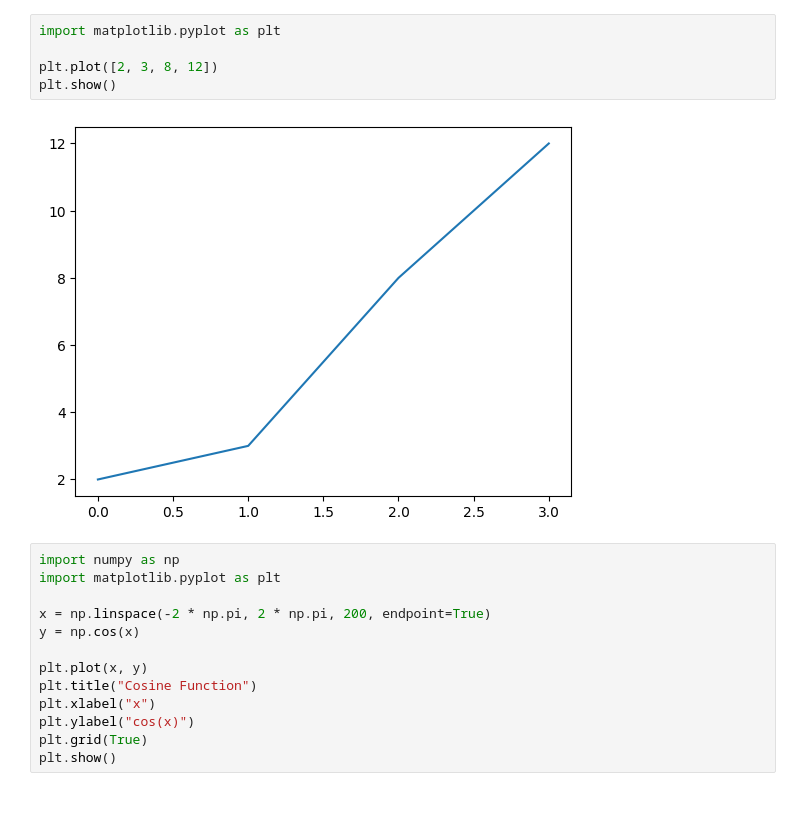
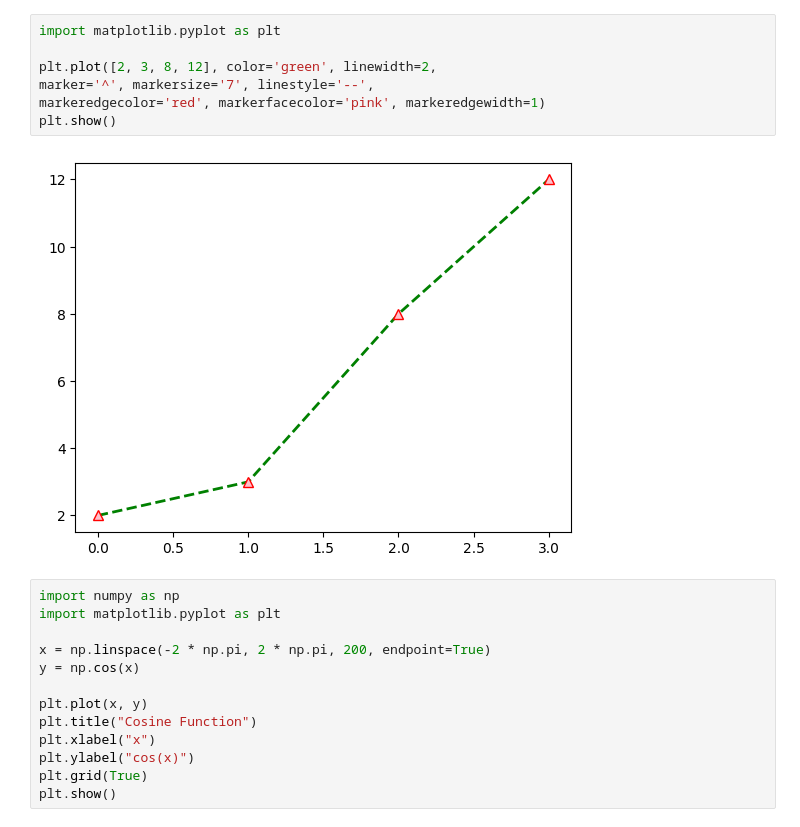
Before and after one commit to aakarshitpathak/data-science-using-python-beginner, a Jupyter notebook: Matplotlib/example.ipynb, the cells around one changed output. Saved outputs shown, nothing was run; the diff lists cells and outputs as text.

```diff
--- a/Matplotlib/example.ipynb
+++ b/Matplotlib/example.ipynb
@@ -1,10 +1,12 @@
 # %%
 import matplotlib.pyplot as plt
 
-plt.plot([2, 3, 8, 12])
+plt.plot([2, 3, 8, 12], color='green', linewidth=2,
+marker='^', markersize='7', linestyle='--',
+markeredgecolor='red', markerfacecolor='pink', markeredgewidth=1)
 plt.show()
 # %% [output]
-[figure, old version]
+[figure, new version]
 # %%
 import numpy as np
 import matplotlib.pyplot as plt
```
